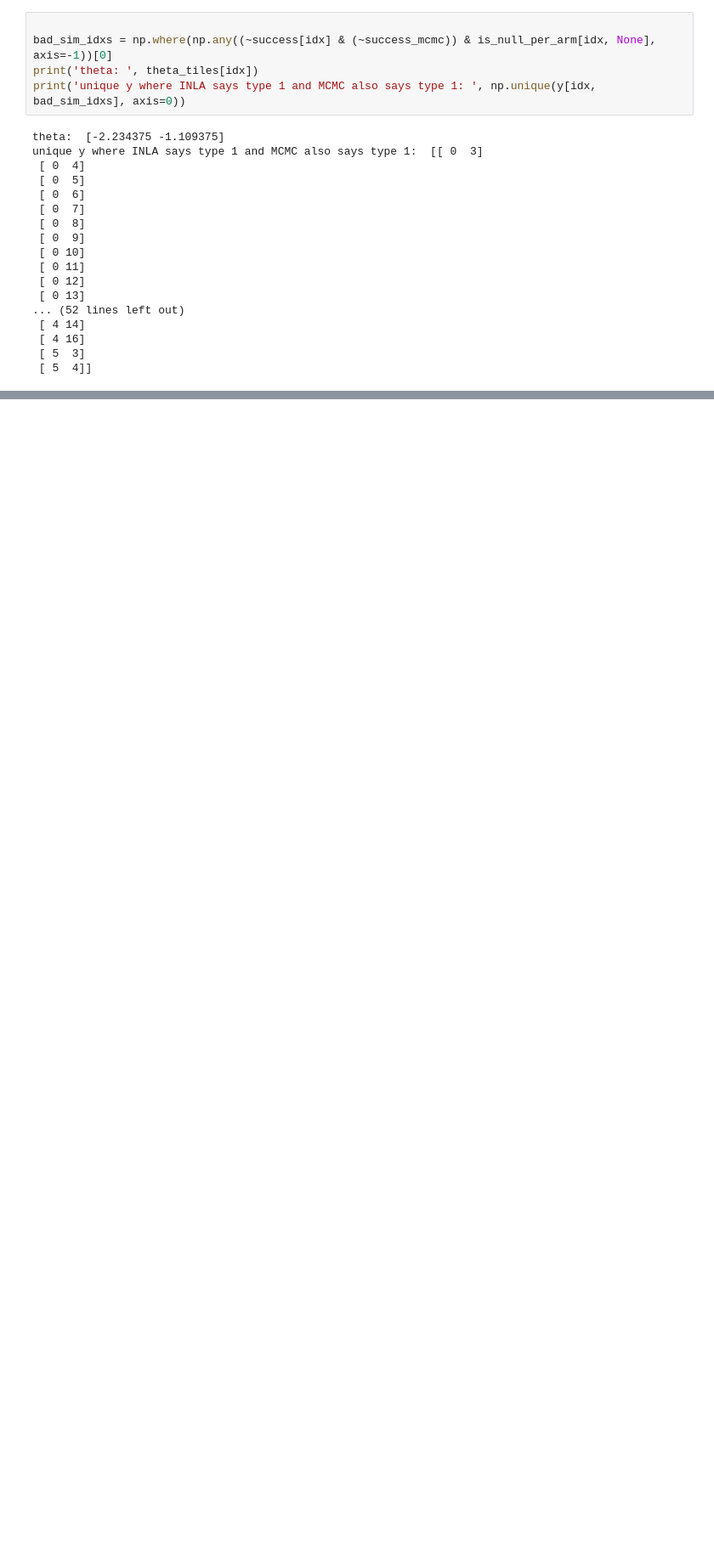
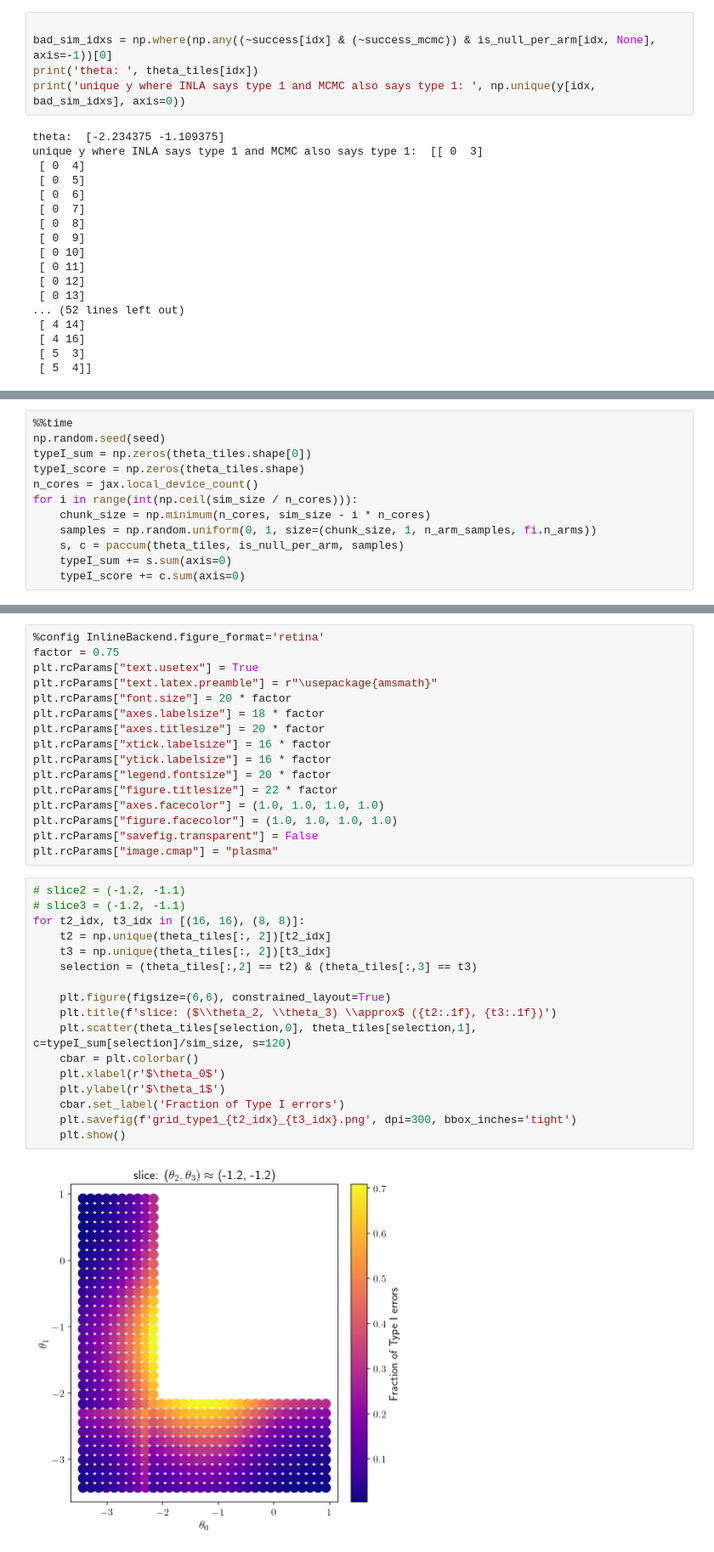
Before and after one commit to Confirm-Solutions/imprint, a Jupyter notebook: python/example/berry/berry_kevlar.ipynb, the cells around one changed output, grey strips where cells are left out. Shown at 85% size. Drawn from its saved outputs; the diff is of its cells as text; blank space fills up the shorter version.

```diff
--- a/python/example/berry/berry_kevlar.ipynb
+++ b/python/example/berry/berry_kevlar.ipynb
@@ -370,0 +649,12 @@ unique y where INLA says type 1 and MCMC also says type 1:  [[ 0  3]
+# %%
+%%time
+np.random.seed(seed)
+typeI_sum = np.zeros(theta_tiles.shape[0])
+typeI_score = np.zeros(theta_tiles.shape)
+n_cores = jax.local_device_count()
+for i in range(int(np.ceil(sim_size / n_cores))):
+    chunk_size = np.minimum(n_cores, sim_size - i * n_cores)
+    samples = np.random.uniform(0, 1, size=(chunk_size, 1, n_arm_samples, fi.n_arms))
+    s, c = paccum(theta_tiles, is_null_per_arm, samples)
+    typeI_sum += s.sum(axis=0)
+    typeI_score += c.sum(axis=0)
@@ -370,0 +768,35 @@ unique y where INLA says type 1 and MCMC also says type 1:  [[ 0  3]
+# %%
+%config InlineBackend.figure_format='retina'
+factor = 0.75
+plt.rcParams["text.usetex"] = True
+plt.rcParams["text.latex.preamble"] = r"\usepackage{amsmath}"
+plt.rcParams["font.size"] = 20 * factor
+plt.rcParams["axes.labelsize"] = 18 * factor
+plt.rcParams["axes.titlesize"] = 20 * factor
+plt.rcParams["xtick.labelsize"] = 16 * factor
+plt.rcParams["ytick.labelsize"] = 16 * factor
+plt.rcParams["legend.fontsize"] = 20 * factor
+plt.rcParams["figure.titlesize"] = 22 * factor
+plt.rcParams["axes.facecolor"] = (1.0, 1.0, 1.0, 1.0)
+plt.rcParams["figure.facecolor"] = (1.0, 1.0, 1.0, 1.0)
+plt.rcParams["savefig.transparent"] = False
+plt.rcParams["image.cmap"] = "plasma"
+# %%
+# slice2 = (-1.2, -1.1)
+# slice3 = (-1.2, -1.1)
+for t2_idx, t3_idx in [(16, 16), (8, 8)]:
+    t2 = np.unique(theta_tiles[:, 2])[t2_idx]
+    t3 = np.unique(theta_tiles[:, 2])[t3_idx]
+    selection = (theta_tiles[:,2] == t2) & (theta_tiles[:,3] == t3)
+
+    plt.figure(figsize=(6,6), constrained_layout=True)
+    plt.title(f'slice: ($\\theta_2, \\theta_3) \\approx$ ({t2:.1f}, {t3:.1f})')
+    plt.scatter(theta_tiles[selection,0], theta_tiles[selection,1], c=typeI_sum[selection]/sim_size, s=120)
+    cbar = plt.colorbar()
+    plt.xlabel(r'$\theta_0$')
+    plt.ylabel(r'$\theta_1$')
+    cbar.set_label('Fraction of Type I errors')
+    plt.savefig(f'grid_type1_{t2_idx}_{t3_idx}.png', dpi=300, bbox_inches='tight')
+    plt.show()
+# %% [output]
+[figure, added]
```
Also changed, not shown: parts of 44 cells of this notebook, 3 other files.
